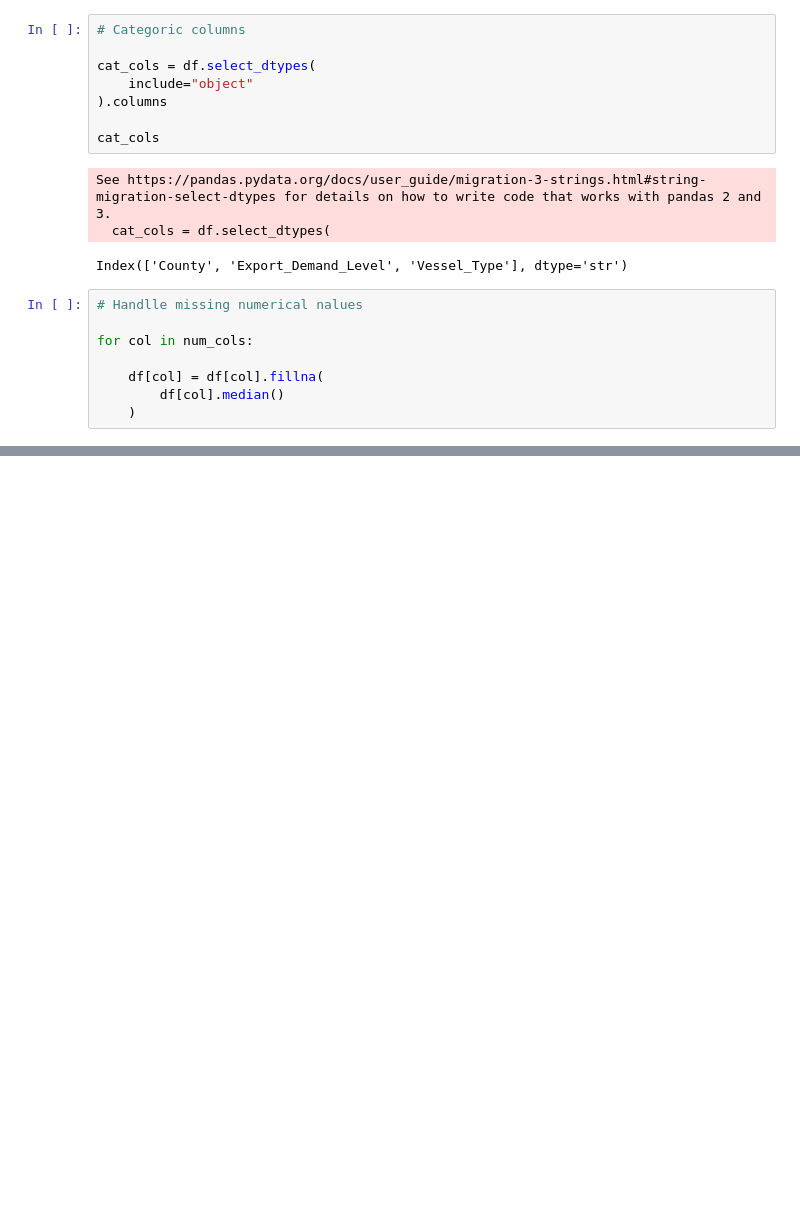
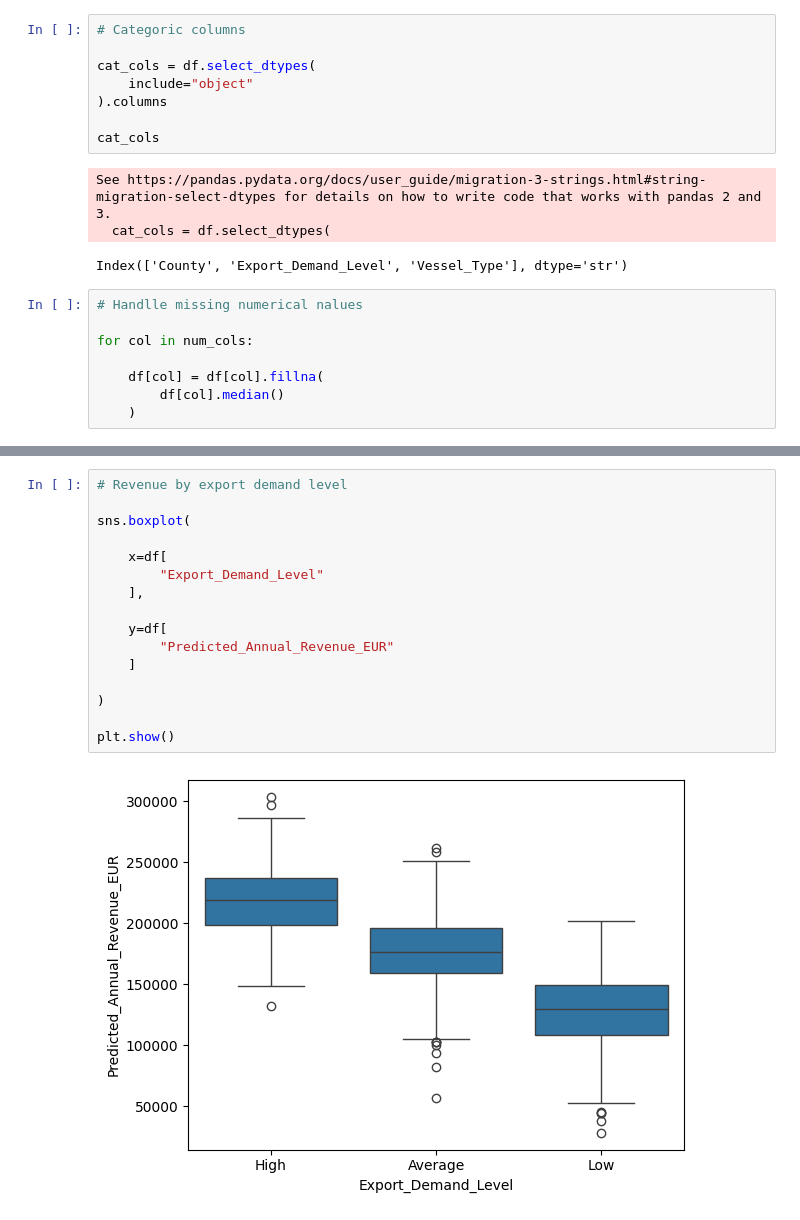
Before and after one commit to pericles-1995/https-classroom.github.com-a-TlQyXR9L, a Jupyter notebook: IntegratedCA2.ipynb, the cells around one changed output, grey strips where cells are left out. Saved outputs shown, nothing was run; the diff lists cells and outputs as text; blank space fills up the shorter version.

```diff
--- a/IntegratedCA2.ipynb
+++ b/IntegratedCA2.ipynb
@@ -120,0 +213,18 @@ for col in num_cols:
+# %%
+# Revenue by export demand level
+
+sns.boxplot(
+
+    x=df[
+        "Export_Demand_Level"
+    ],
+
+    y=df[
+        "Predicted_Annual_Revenue_EUR"
+    ]
+
+)
+
+plt.show()
+# %% [output]
+[figure, added]
```
Also changed, not shown: parts of 16 cells of this notebook.
